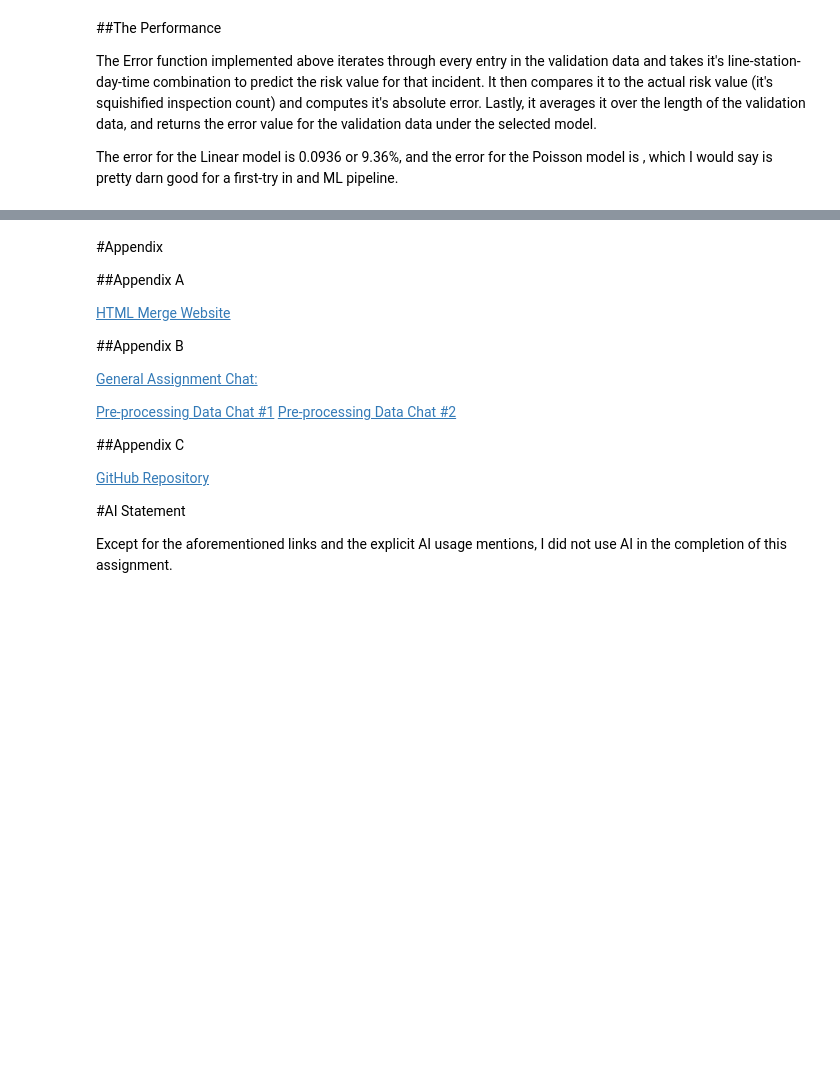
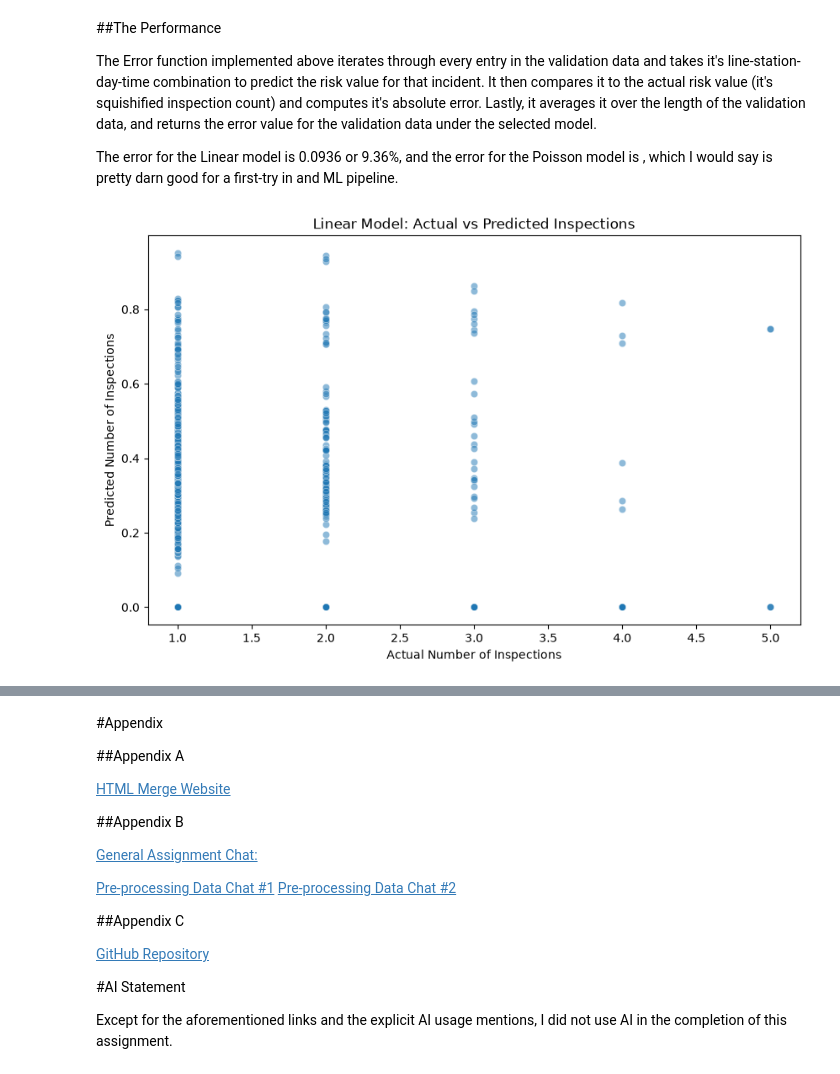
Before and after one commit to Hayooota/Portfolio, a Jupyter notebook: 1/code/main.ipynb, the cells around one changed output, grey strips where cells are left out. Drawn from its saved outputs; the diff is of its cells as text; code cells hidden in the pictures; blank space fills up the shorter version.

```diff
--- a/1/code/main.ipynb
+++ b/1/code/main.ipynb
@@ -230,13 +230,9 @@ def predict(line, station, day, time, model = linear_model, squishify = True):
 
     prediction = model.predict(panda.get_dummies(incident).reindex(columns=X.columns, fill_value=0)) #predicts the number of inspections as per the selected model
 
-    if squishify:
-        if model == linear_model:
-            return squishification(prediction[0], linear_min, linear_max) #bounds of the linear model's prediction for min and max
-        elif model == poisson_model:
-            return squishification(prediction[0], poisson_min, poisson_max) #bounds of the poisson model's prediction for min and max
-
-    return prediction[0]
+    if model == linear_model:
+        return squishification(prediction[0], linear_min, linear_max) #bounds of the linear model's prediction for min and max
+    return squishification(prediction[0], poisson_min, poisson_max) #bounds of the poisson model's prediction for min and max
 
 ##tracking the minimum and maximum predictions for both models to use in the squishification function
 linear_predictions = linear_model.predict(X)
@@ -301,3 +297,26 @@ The Poisson Model error value: 0.09363401131067849
 The Error function implemented above iterates through every entry in the validation data and takes it's line-station-day-time combination to predict the risk value for that incident. It then compares it to the actual risk value (it's squishified inspection count) and computes it's absolute error. Lastly, it averages it over the length of the validation data, and returns the error value for the validation data under the selected model.
 
 The error for the Linear model is 0.0936 or 9.36%, and the error for the Poisson model is , which I would say is pretty darn good for a first-try in and ML pipeline.
+# %%
+##Visualizing the performance of the models
+
+
+##visualizing the performance of the linear model
+
+linear_predictions = []
+actual_values = []
+
+for incident in valid.values:
+    linear_predictions.append(predict(incident[0], incident[1], incident[2], incident[3], model = linear_model, squishify = False))
+    actual_values.append(incident[4])
+
+libby.figure(figsize=(10, 6))
+sea.scatterplot(x = actual_values, y = linear_predictions, alpha = 0.5)
+
+libby.xlabel('Actual Number of Inspections')
+libby.ylabel('Predicted Number of Inspections')
+libby.title('Linear Model: Actual vs Predicted Inspections')
+
+libby.show()
+# %% [output]
+[figure, added]
```
Also changed, not shown: parts of 5 cells of this notebook.
